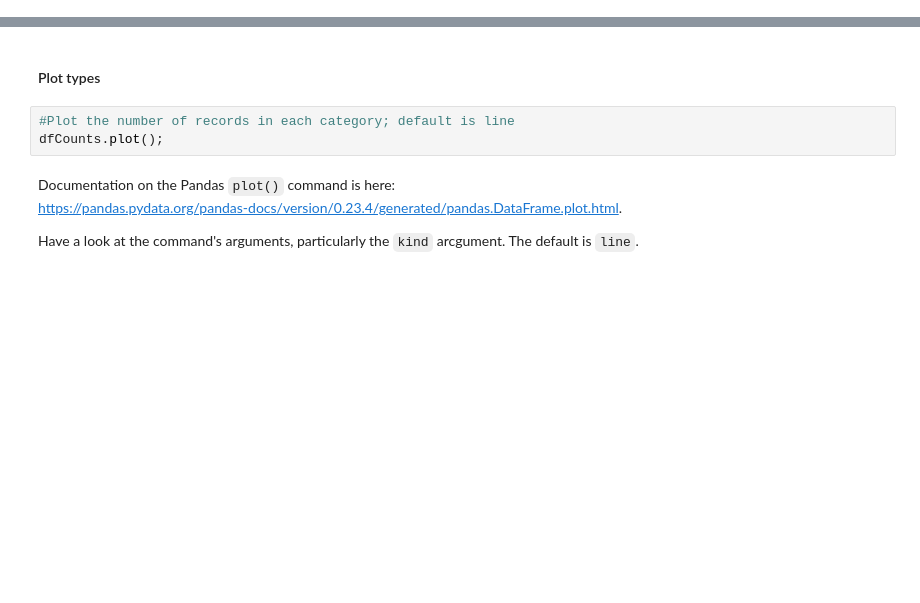
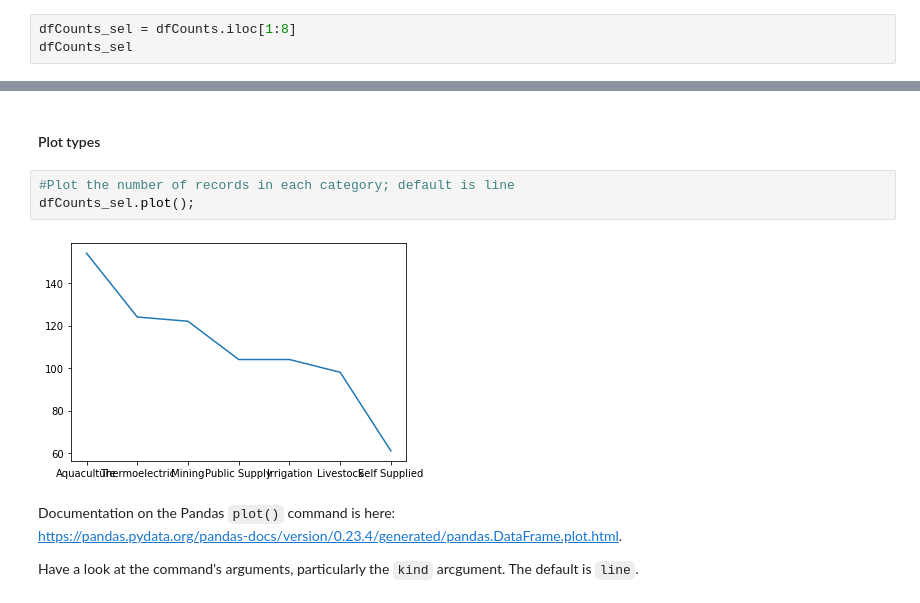
Before and after one commit to jackiefalvo/DataViz, a Jupyter notebook: 1-Basic-Plotting-with-Pandas.ipynb, the cells around one changed output, grey strips where cells are left out. Drawn from its saved outputs; the diff is of its cells as text; blank space fills up the shorter version.

```diff
--- a/1-Basic-Plotting-with-Pandas.ipynb
+++ b/1-Basic-Plotting-with-Pandas.ipynb
@@ -104,0 +160,3 @@ dfCounts = dfNonZero['Category'].value_counts()
+# %%
+dfCounts_sel = dfCounts.iloc[1:8]
+dfCounts_sel
@@ -106,7 +173,9 @@ dfCounts = dfNonZero['Category'].value_counts()
 #### Plot types
 # %%
 #Plot the number of records in each category; default is line
-dfCounts.plot();
+dfCounts_sel.plot();
+# %% [output]
+[figure, added]
 # %% [markdown]
 Documentation on the Pandas `plot()` command is here:<br>https://pandas.pydata.org/pandas-docs/version/0.23.4/generated/pandas.DataFrame.plot.html.
 
```
Also changed, not shown: parts of 14 cells of this notebook, 2 other files.
